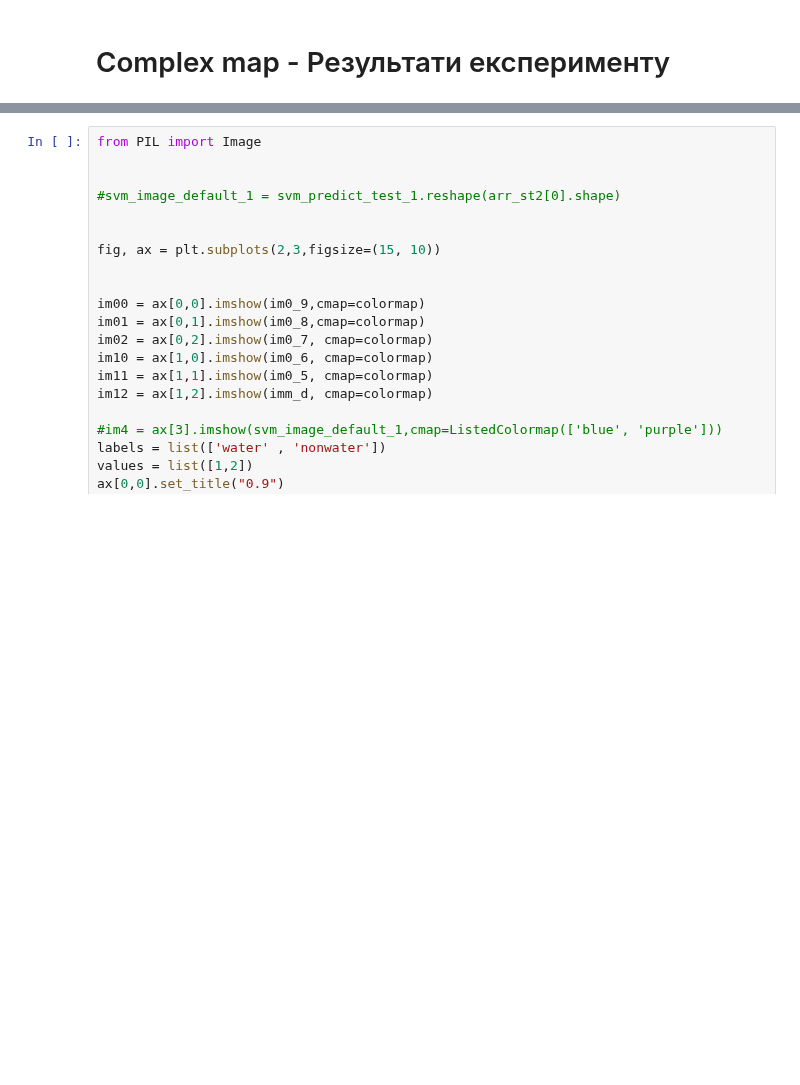
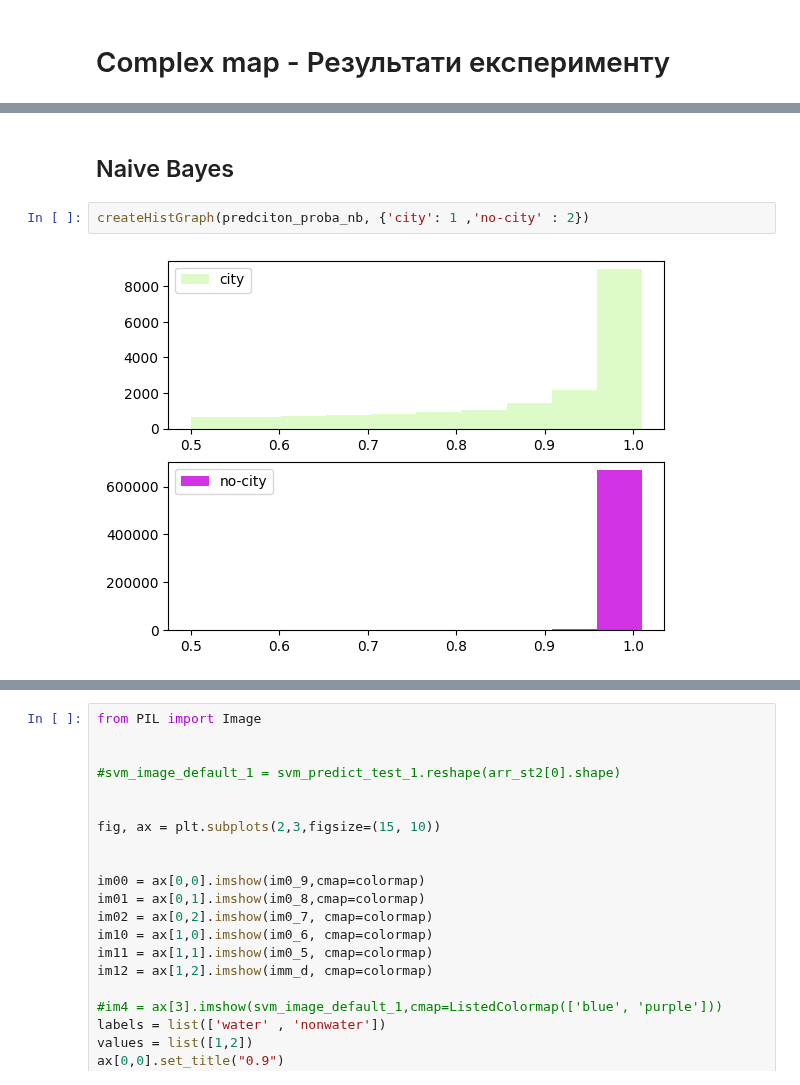
Before and after one commit to angpysha/Satellite_Imagery_Analysis, a Jupyter notebook: Classification/experiments/city_noncity_maps.ipynb, the cells around one changed output, grey strips where cells are left out. Cells and saved outputs as stored; diff of their text form; blank space fills up the shorter version.

```diff
--- a/Classification/experiments/city_noncity_maps.ipynb
+++ b/Classification/experiments/city_noncity_maps.ipynb
@@ -451,0 +466,6 @@ TypeError: 'NoneType' object is not iterable
+# %% [markdown]
+## Naive Bayes
+# %%
+createHistGraph(predciton_proba_nb, {'city': 1 ,'no-city' : 2})
+# %% [output]
+[figure, added]
```
Also changed, not shown: parts of 7 cells of this notebook, 1 other file.
